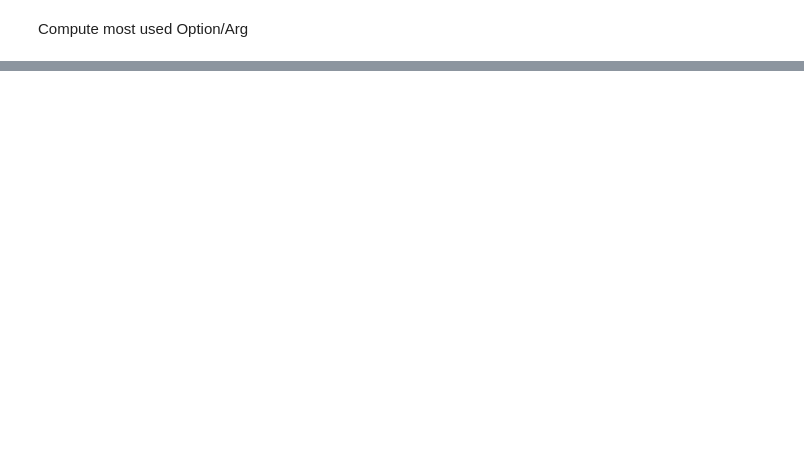
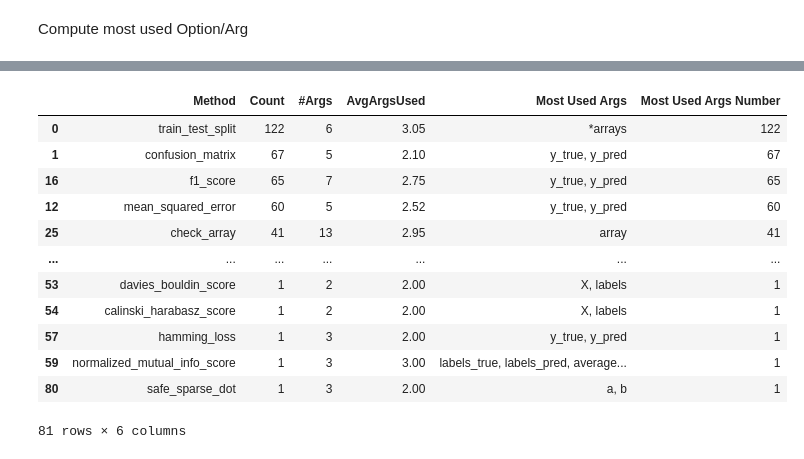
Before and after one commit to AI-4-SE/Exploring-Hyperparameter-Usage-And-Tuning-In-Machine-Learning-Research, a Jupyter notebook: src/sklearn.ipynb, the cells around one changed output, grey strips where cells are left out. Drawn from its saved outputs; the diff is of its cells as text; code cells hidden in the pictures; blank space fills up the shorter version.

```diff
--- a/src/sklearn.ipynb
+++ b/src/sklearn.ipynb
@@ -242,5 +297,6 @@ df_classes
 # %%
 most_used_method_args = []
+most_used_method_args_num = []
 
 for method in methods:
     methods_args = []
@@ -250,33 +306,50 @@ for method in methods:
 
             for file in project_data.keys():
                 file_data = project_data[file]
                 for library in file_data.keys():
                     if library == "sklearn":
                         module_data = file_data[library]
                         for module_name, data in module_data.items():
                             if module_name[0].islower():
                                 method_name_parts = module_name.split("_")[:-1]
                                 method_name = "_".join(method_name_parts)
                                 if method == method_name:
                                     for param in data.keys():
                                         if param == "variable":
                                             continue
                                         if param == "params":
                                             methods_args.append("default")
                                         else:
                                             methods_args.append(param)
 
     method_arg_data = Counter(methods_args)
     try:
-        args = [elem for elem in method_arg_data.most_common()]
+        most_common_num = method_arg_data.most_common(1)[0][1]
+        args = [x[0] for x in method_arg_data.most_common() if x[1] == most_common_num]
         arg_str = ", ".join(args)
         most_used_method_args.append(arg_str)
+        most_used_method_args_num.append(most_common_num)
     except IndexError:
         most_used_method_args.append("None")
 
     #print(method_arg_data)
 
 df_methods["Most Used Args"] = most_used_method_args
+df_methods["Most Used Args Number"] = most_used_method_args_num
 df_methods
+# %% [output]
+|  | Method | Count | #Args | AvgArgsUsed | Most Used Args | Most Used Args Number |
+| 0 | train_test_split | 122 | 6 | 3.05 | *arrays | 122 |
+| 1 | confusion_matrix | 67 | 5 | 2.10 | y_true, y_pred | 67 |
+| 16 | f1_score | 65 | 7 | 2.75 | y_true, y_pred | 65 |
+| 12 | mean_squared_error | 60 | 5 | 2.52 | y_true, y_pred | 60 |
+| 25 | check_array | 41 | 13 | 2.95 | array | 41 |
+| ... | ... | ... | ... | ... | ... | ... |
+| 53 | davies_bouldin_score | 1 | 2 | 2.00 | X, labels | 1 |
+| 54 | calinski_harabasz_score | 1 | 2 | 2.00 | X, labels | 1 |
+| 57 | hamming_loss | 1 | 3 | 2.00 | y_true, y_pred | 1 |
+| 59 | normalized_mutual_info_score | 1 | 3 | 3.00 | labels_true, labels_pred, average... | 1 |
+| 80 | safe_sparse_dot | 1 | 3 | 2.00 | a, b | 1 |
+81 rows × 6 columns
 # %%
 print(df_classes.to_latex(index=False))
```
Also changed, not shown: parts of 14 cells of this notebook, 1 other file.
